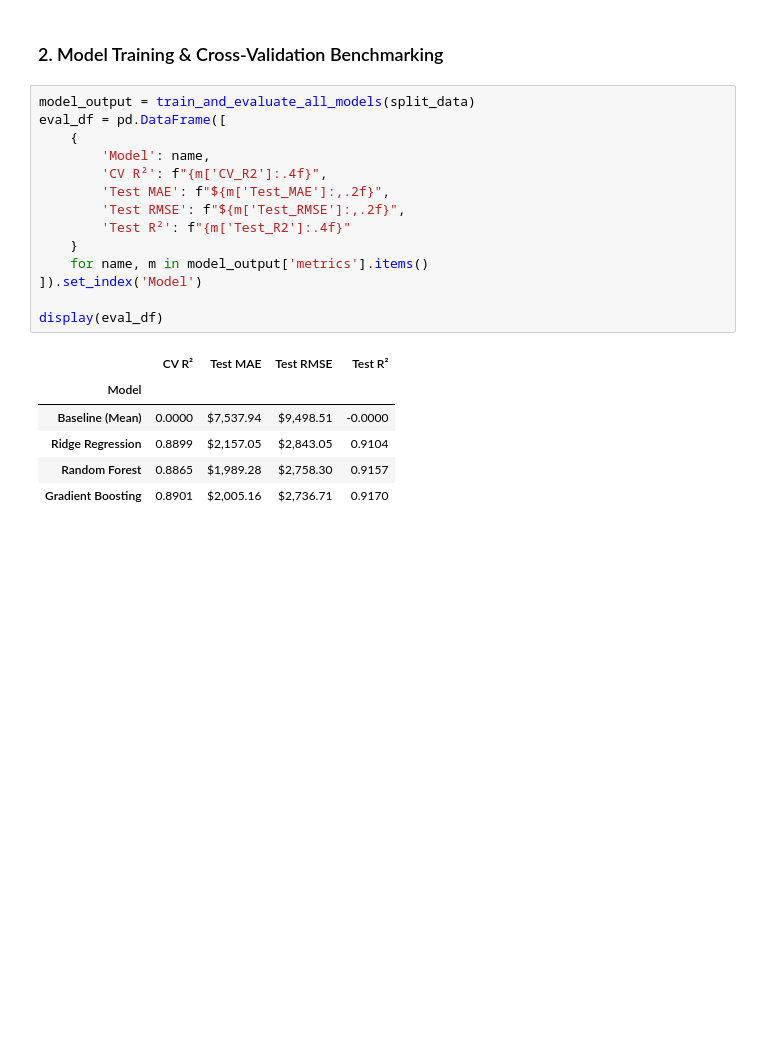
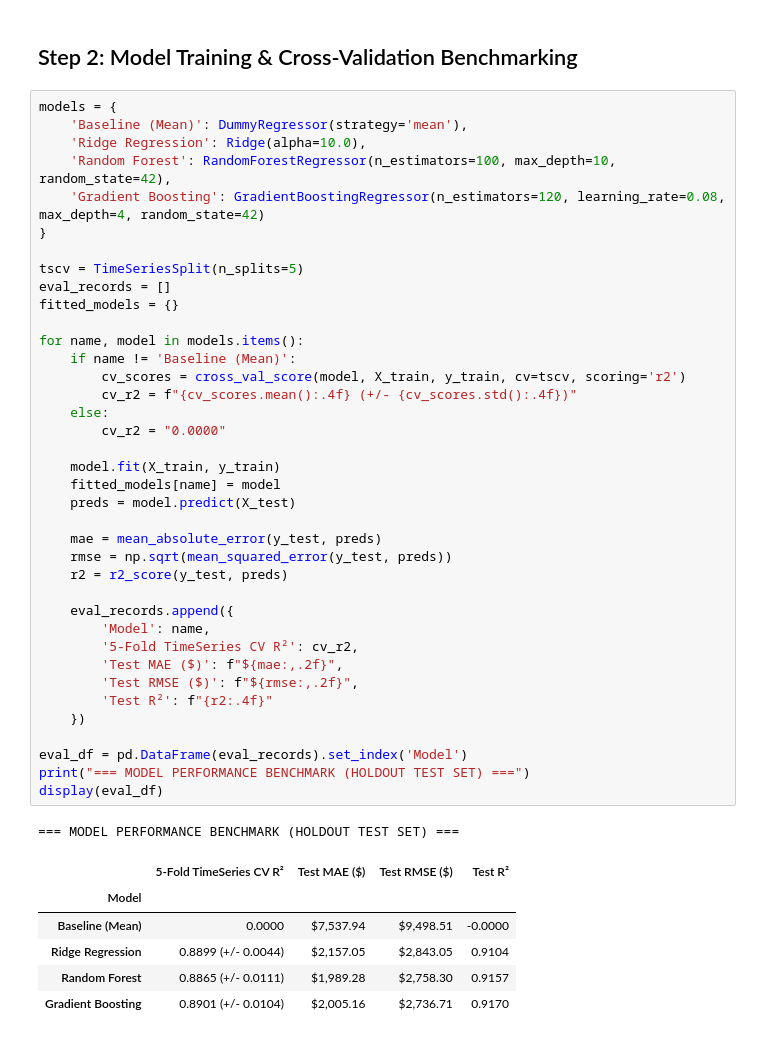
Before and after one commit to pratikadamas/E-commerce-data-analysis, a Jupyter notebook: notebooks/04_profit_prediction.ipynb, the cells around one changed output. Drawn from its saved outputs; the diff is of its cells as text; blank space fills up the shorter version.

```diff
--- a/notebooks/04_profit_prediction.ipynb
+++ b/notebooks/04_profit_prediction.ipynb
@@ -33,24 +76,49 @@ Test Period:  2026-01-30 to 2026-07-31 (n=878)
 # %% [markdown]
-### 2. Model Training & Cross-Validation Benchmarking
+## Step 2: Model Training & Cross-Validation Benchmarking
-# %%
-model_output = train_and_evaluate_all_models(split_data)
-eval_df = pd.DataFrame([
-    {
-        'Model': name,
-        'CV R²': f"{m['CV_R2']:.4f}",
-        'Test MAE': f"${m['Test_MAE']:,.2f}",
-        'Test RMSE': f"${m['Test_RMSE']:,.2f}",
-        'Test R²': f"{m['Test_R2']:.4f}"
-    }
-    for name, m in model_output['metrics'].items()
-]).set_index('Model')
-
-display(eval_df)
-# %% [output]
-|  | CV R² | Test MAE | Test RMSE | Test R² |
-| Model |  |  |  |  |
-| Baseline (Mean) | 0.0000 | $7,537.94 | $9,498.51 | -0.0000 |
-| Ridge Regression | 0.8899 | $2,157.05 | $2,843.05 | 0.9104 |
-| Random Forest | 0.8865 | $1,989.28 | $2,758.30 | 0.9157 |
-| Gradient Boosting | 0.8901 | $2,005.16 | $2,736.71 | 0.9170 |
+# %%
+models = {
+    'Baseline (Mean)': DummyRegressor(strategy='mean'),
+    'Ridge Regression': Ridge(alpha=10.0),
+    'Random Forest': RandomForestRegressor(n_estimators=100, max_depth=10, random_state=42),
+    'Gradient Boosting': GradientBoostingRegressor(n_estimators=120, learning_rate=0.08, max_depth=4, random_state=42)
+}
+
+tscv = TimeSeriesSplit(n_splits=5)
+eval_records = []
+fitted_models = {}
+
+for name, model in models.items():
+    if name != 'Baseline (Mean)':
+        cv_scores = cross_val_score(model, X_train, y_train, cv=tscv, scoring='r2')
+        cv_r2 = f"{cv_scores.mean():.4f} (+/- {cv_scores.std():.4f})"
+    else:
+        cv_r2 = "0.0000"
+
+    model.fit(X_train, y_train)
+    fitted_models[name] = model
+    preds = model.predict(X_test)
+
+    mae = mean_absolute_error(y_test, preds)
+    rmse = np.sqrt(mean_squared_error(y_test, preds))
+    r2 = r2_score(y_test, preds)
+
+    eval_records.append({
+        'Model': name,
+        '5-Fold TimeSeries CV R²': cv_r2,
+        'Test MAE ($)': f"${mae:,.2f}",
+        'Test RMSE ($)': f"${rmse:,.2f}",
+        'Test R²': f"{r2:.4f}"
+    })
+
+eval_df = pd.DataFrame(eval_records).set_index('Model')
+print("=== MODEL PERFORMANCE BENCHMARK (HOLDOUT TEST SET) ===")
+display(eval_df)
+# %% [output]
+=== MODEL PERFORMANCE BENCHMARK (HOLDOUT TEST SET) ===
+|  | 5-Fold TimeSeries CV R² | Test MAE ($) | Test RMSE ($) | Test R² |
+| Model |  |  |  |  |
+| Baseline (Mean) | 0.0000 | $7,537.94 | $9,498.51 | -0.0000 |
+| Ridge Regression | 0.8899 (+/- 0.0044) | $2,157.05 | $2,843.05 | 0.9104 |
+| Random Forest | 0.8865 (+/- 0.0111) | $1,989.28 | $2,758.30 | 0.9157 |
+| Gradient Boosting | 0.8901 (+/- 0.0104) | $2,005.16 | $2,736.71 | 0.9170 |
 # %% [markdown]
```
Also changed, not shown: parts of 9 cells of this notebook, 16 other files.
